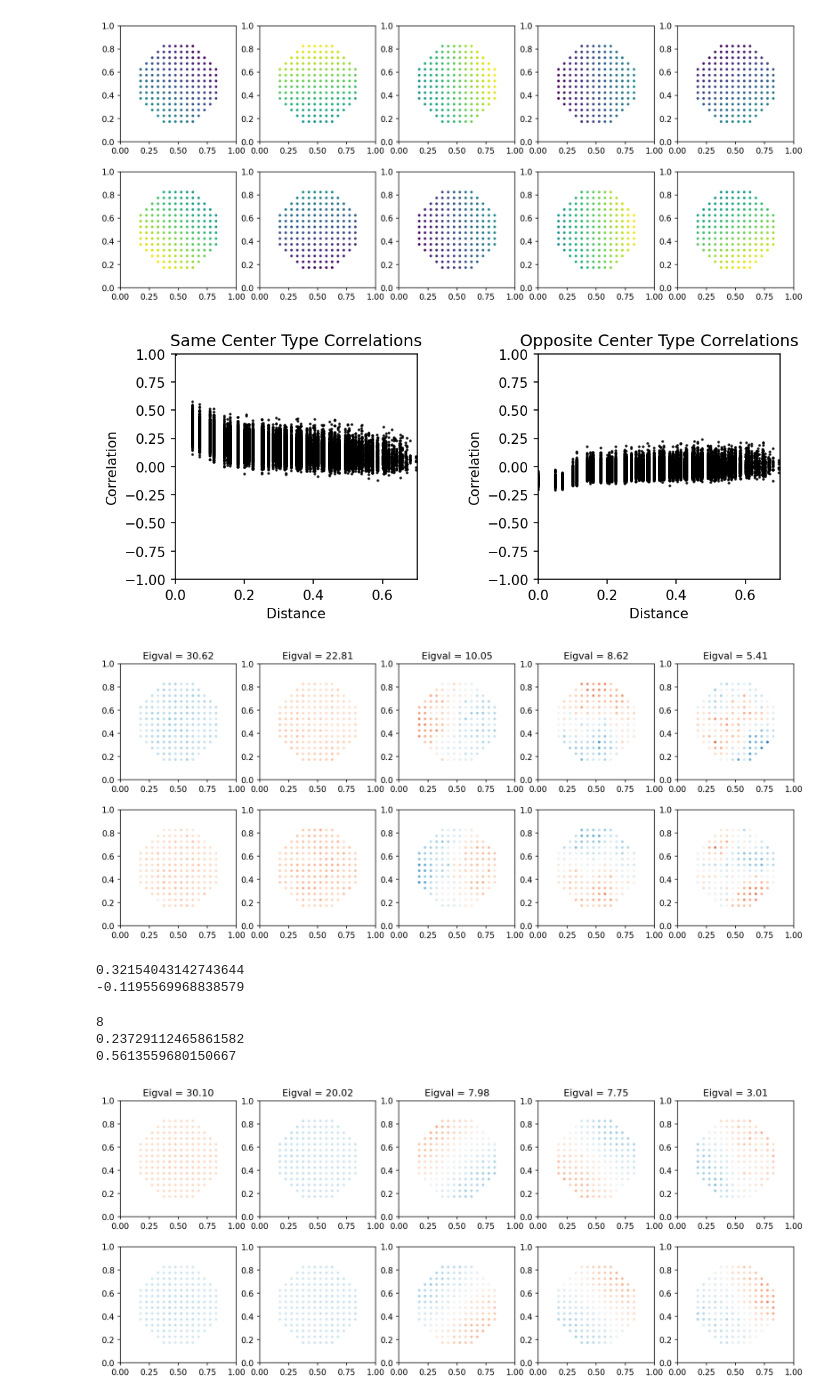
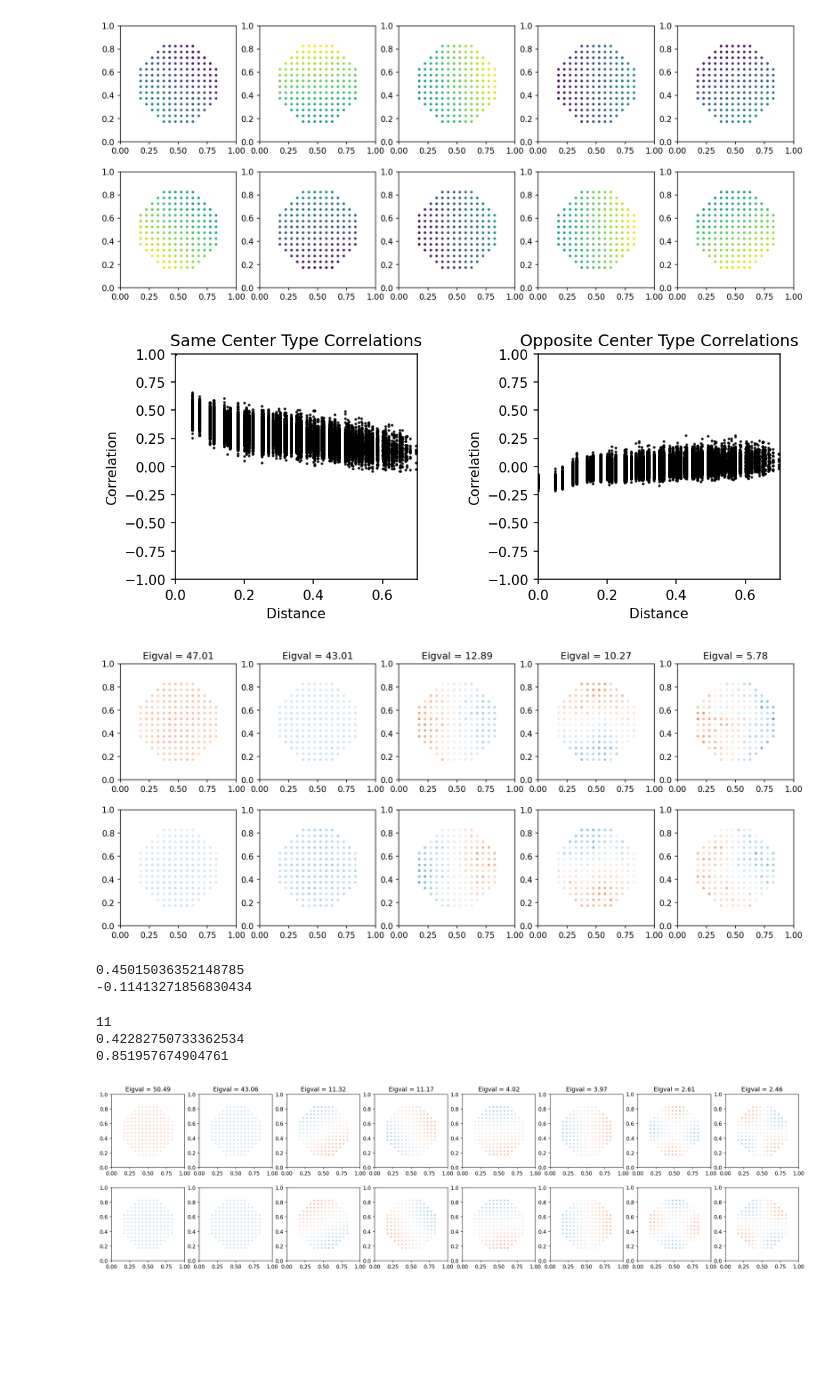
Before and after one commit to AddingAddict/OrientationSSB, a Jupyter notebook: notebooks/tuan_thalamic_vis_resp.ipynb, the cells around one changed output. Drawn from its saved outputs; the diff is of its cells as text; code cells hidden in the pictures; blank space fills up the shorter version.

```diff
--- a/notebooks/tuan_thalamic_vis_resp.ipynb
+++ b/notebooks/tuan_thalamic_vis_resp.ipynb
@@ -67,16 +67,16 @@ for idx in range(5):
 # %% [output]
 [figure]
 # %%
-rm = 10 # Hz
-rb = 0.5 # Hz
+rm = 20 # Hz
+rb = 1 # Hz
 dt = 0.1 # s
 ibi = 3.3 # s
 dur = 1.1/2 # s
 
 burst_times = np.zeros((nwaves,2*n_in_rf))
 
-burst_times[:,:n_in_rf] = ibi*(5/12+1/6*pass_times - 1/12*leading_on[:,None] + np.arange(nwaves)[:,None])
-burst_times[:,n_in_rf:] = ibi*(5/12+1/6*pass_times + 1/12*leading_on[:,None] + np.arange(nwaves)[:,None])
+burst_times[:,:n_in_rf] = ibi*(5/12 + 1/6*pass_times - 1/12*leading_on[:,None] + np.arange(nwaves)[:,None])
+burst_times[:,n_in_rf:] = ibi*(5/12 + 1/6*pass_times + 1/12*leading_on[:,None] + np.arange(nwaves)[:,None])
 
 ts = np.linspace(0,ibi*nwaves,int(np.round(ibi*nwaves/dt))+1)
 
@@ -145,7 +145,7 @@ for idx in range(2):
     axs[idx].set_xlim(0,bar_len)
     axs[idx].set_ylim(-1,1)
 # %% [output]
-[figure, old version]
+[figure, new version]
 # %%
 vals,vecs = np.linalg.eigh(corrs)
 
@@ -166,26 +166,29 @@ for idx in range(5):
 
     axs[0,idx].set_title('Eigval = {:.2f}'.format(vals[-(idx+1)]))
 # %% [output]
-[figure, old version]
+[figure, new version]
 # %%
 print(np.mean(corrs[:n_in_rf,:n_in_rf][np.logical_and(0 < dists,dists < 0.1)]))
 print(np.mean(corrs[:n_in_rf,n_in_rf:][dists < 0.1]))
 # %% [output]
-0.32154043142743644
--0.1195569968838579
+0.45015036352148785
+-0.11413271856830434
 # %%
 import pickle
 
-with open('./../results/lgn_vis_spikes_nw={:d}_ng={:d}/seed={:d}.pkl'.format(60,20,0), 'rb') as handle:
-    res_dict = pickle.load(handle)
+spikes = np.zeros((1,2*n_in_rf),np.ushort)
+for i in range(25):
+    with open('./../results/lgn_vis_spikes_nw={:d}_ng={:d}/seed={:d}.pkl'.format(60,20,i), 'rb') as handle:
+        res_dict = pickle.load(handle)
+    spikes = np.concatenate((spikes,res_dict['spikes']),axis=0)
 # %%
-print(np.max(res_dict['spikes']))
-print(np.mean(res_dict['spikes']))
-print(np.std(res_dict['spikes']))
+print(np.max(spikes))
+print(np.mean(spikes))
+print(np.std(spikes))
 # %% [output]
-8
-0.23729112465861582
-0.5613559680150667
+11
+0.42282750733362534
+0.851957674904761
 # %%
 %matplotlib Tk
 
@@ -212,24 +215,24 @@ ani = FuncAnimation(fig, update, frames=len(res_dict['spikes']//5),
                     init_func=init, blit=True, interval=1000, repeat_delay=1000, repeat=True)
 # plt.show()
 # %%
-corrs = np.corrcoef(res_dict['spikes'].T)
+corrs = np.corrcoef(spikes.T)
 vals,vecs = np.linalg.eigh(corrs)
 
-fig,axs = plt.subplots(2,5,figsize=(15,6),dpi=150)
+fig,axs = plt.subplots(2,8,figsize=(24,6),dpi=150)
 
-for idx in range(5):
+for idx in range(8):
     max_vec_val = np.max(np.abs(vecs))
     colors = mpl.colormaps['RdBu'](0.5 + 0.5*vecs[:n_in_rf,-(idx+1)]/max_vec_val)
     axs[0,idx].scatter(xs,ys,s=5,c=colors)
 
     colors = mpl.colormaps['RdBu'](0.5 + 0.5*vecs[n_in_rf:,-(idx+1)]/max_vec_val)
     axs[1,idx].scatter(xs,ys,s=5,c=colors)
 
     for i in range(2):
         axs[i,idx].set_xlim([0,1])
         axs[i,idx].set_ylim([0,1])
         axs[i,idx].set_aspect('equal')
 
     axs[0,idx].set_title('Eigval = {:.2f}'.format(vals[-(idx+1)]))
 # %% [output]
-[figure, old version]
+[figure, new version]
```
Also changed, not shown: parts of 1 cell of this notebook, 55 other files.
